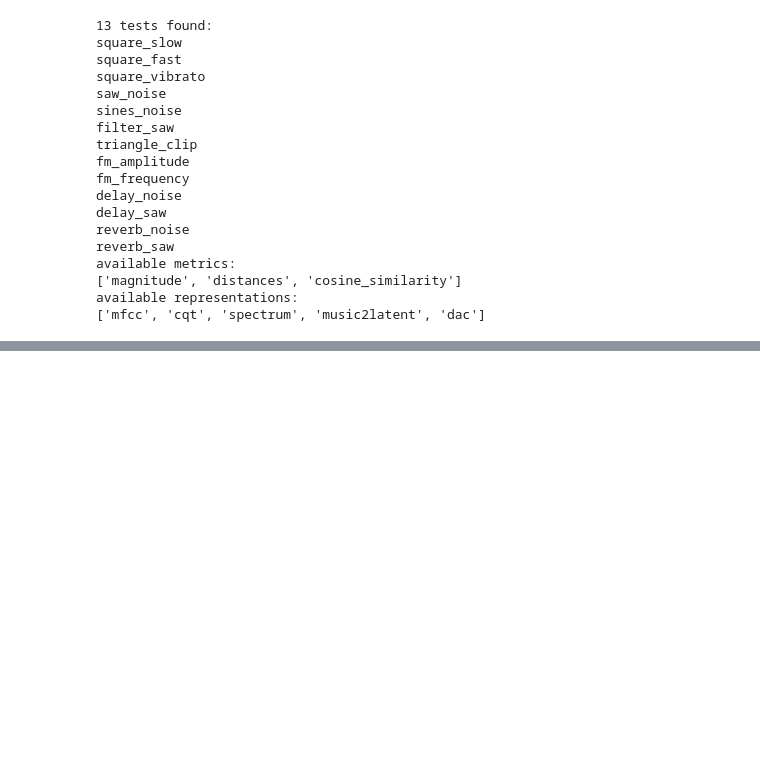
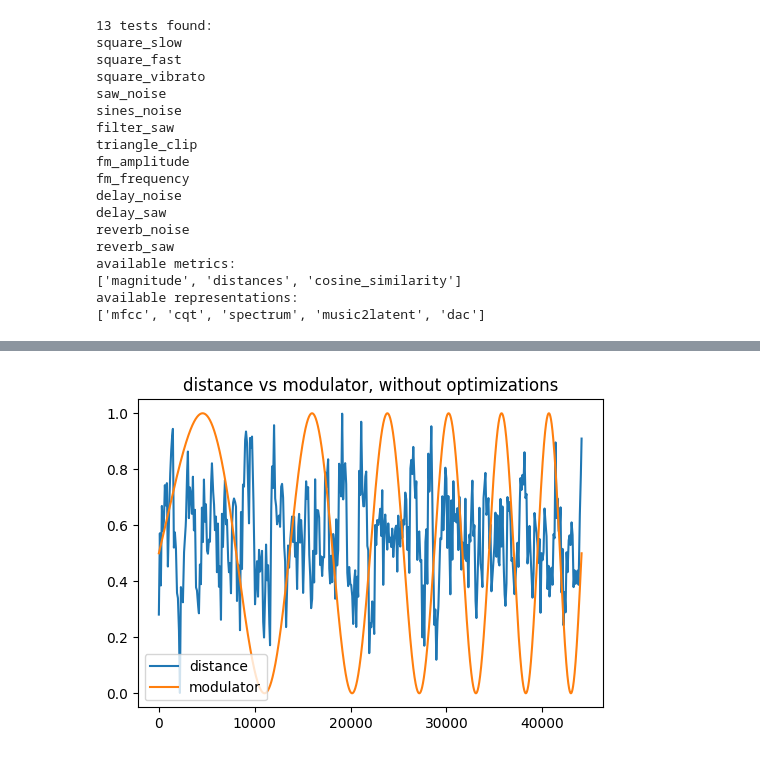
Before and after one commit to inspektral/sonic-trajectories, a Jupyter notebook: nmf-test.ipynb, the cells around one changed output, grey strips where cells are left out. Saved outputs shown, nothing was run; the diff lists cells and outputs as text; code cells hidden in the pictures; blank space fills up the shorter version.

```diff
--- a/nmf-test.ipynb
+++ b/nmf-test.ipynb
@@ -114 +109,13 @@ plt.show()
+# %%
+distance = utils.calc_metric(repr, "distances")
+distance = utils.norm_stretch(distance, length)
+
+plt.figure(figsize=(6,4))
+plt.plot(distance, label="distance")
+plt.plot(modulator, label='modulator')
+plt.title(f'distance vs modulator, without optimizations')
+plt.legend()
+plt.show()
+# %% [output]
+[figure, added]
 # %%
```
Also changed, not shown: parts of 6 cells of this notebook, 5 other files.
